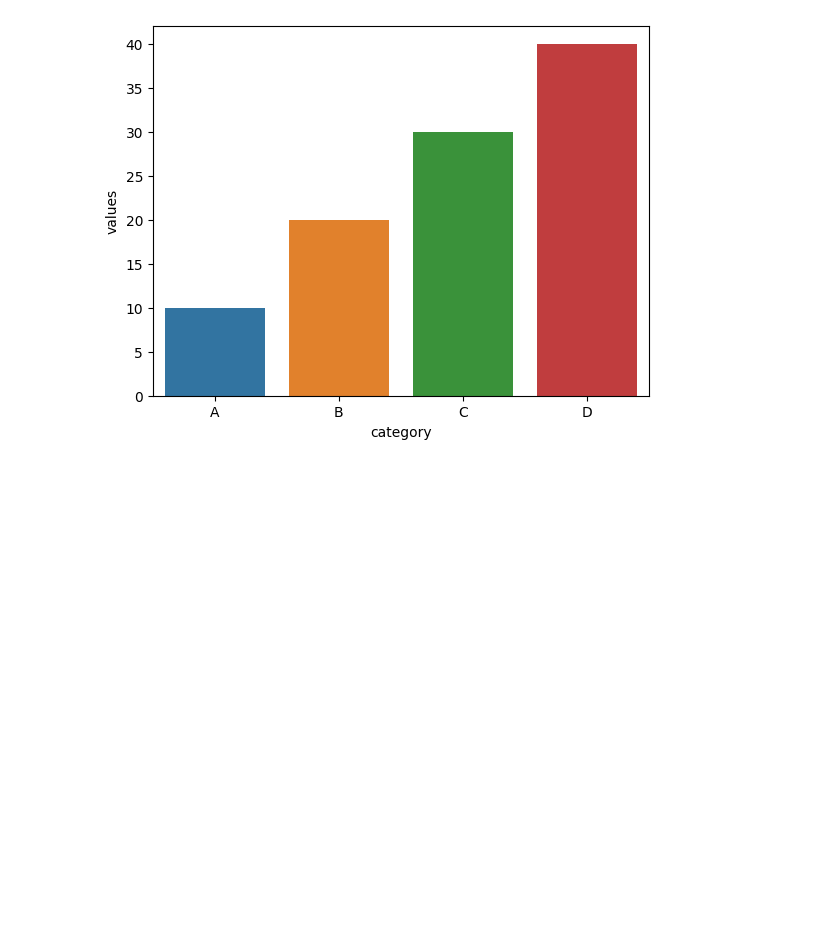
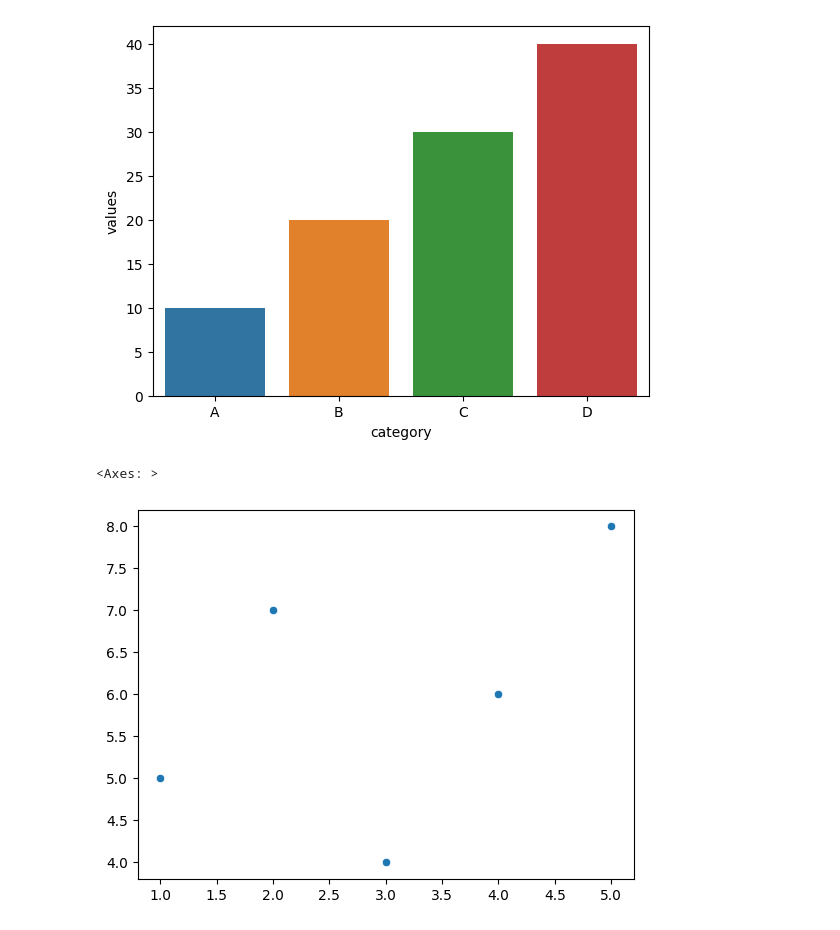
Before and after one commit to Prashantkr57/Python-for-Data-Analyst, a Jupyter notebook: Python_for_Data_Analyst.ipynb, the cells around one changed output. Saved outputs shown, nothing was run; the diff lists cells and outputs as text; code cells hidden in the pictures; blank space fills up the shorter version.

```diff
--- a/Python_for_Data_Analyst.ipynb
+++ b/Python_for_Data_Analyst.ipynb
@@ -476,3 +476,14 @@ sns.barplot(x='category', y='values', data=data)
 plt.show()
 # %% [output]
 [figure]
+# %%
+import seaborn as sns
+import numpy as np
+x = np.array([1, 2, 3, 4, 5])
+y = np.array([5, 7, 4, 6, 8])
+
+# Create a scatterplot
+sns.scatterplot(x=x, y=y)
+# %% [output]
+<Axes: >
+[figure, added]
```
Also changed, not shown: parts of 3 cells of this notebook.
